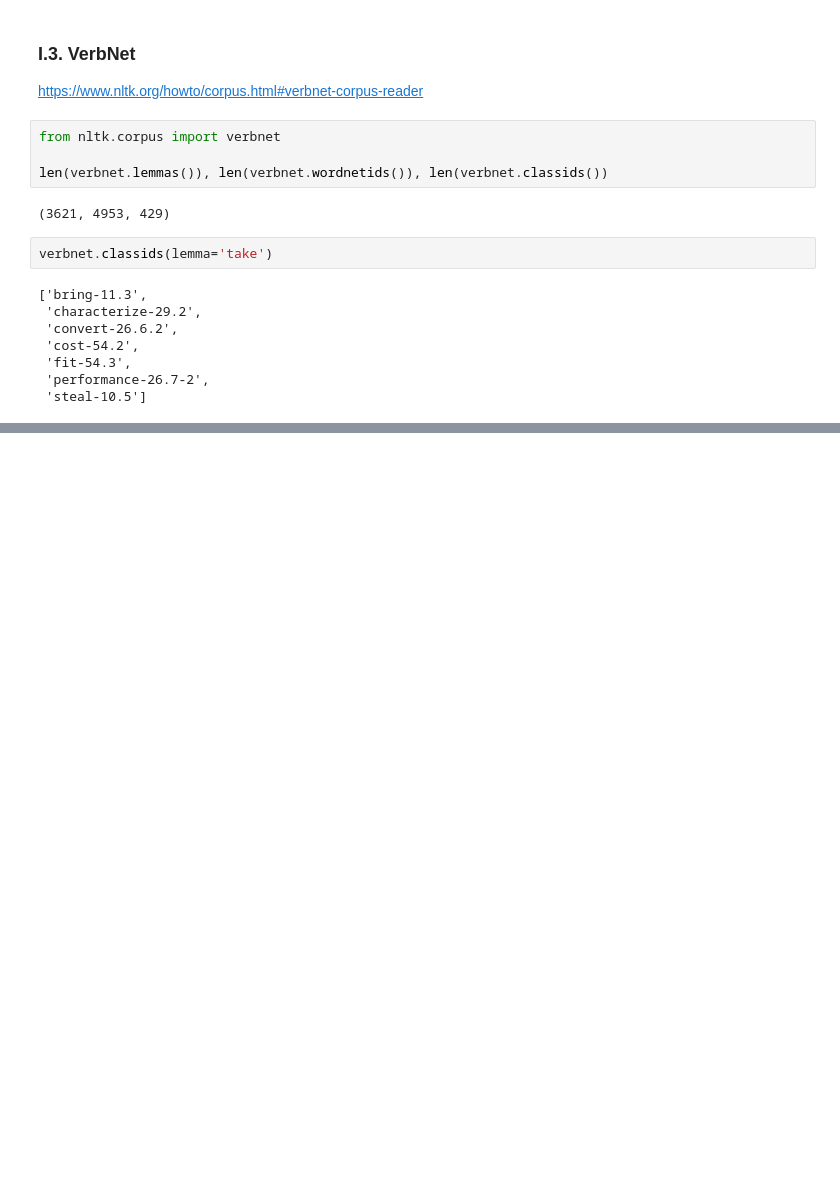
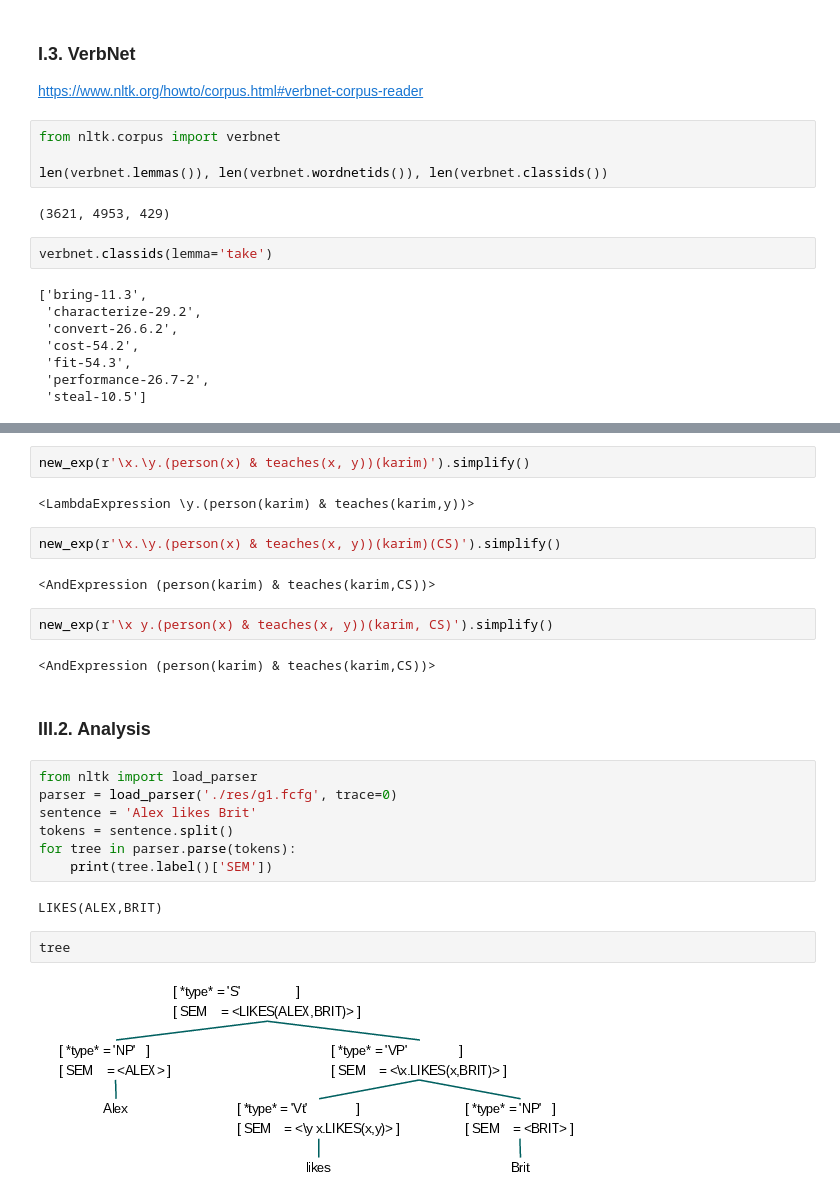
Before and after one commit to projeduc/ESI_TALN, a Jupyter notebook: tuto/CH07/sentsem_python_NLTK.ipynb, the cells around one changed output, grey strips where cells are left out. Saved outputs shown, nothing was run; the diff lists cells and outputs as text; blank space fills up the shorter version.

Commit message:
tuto sentsem: NLTK

```diff
--- a/tuto/CH07/sentsem_python_NLTK.ipynb
+++ b/tuto/CH07/sentsem_python_NLTK.ipynb
@@ -229,0 +414,27 @@ https://www.nltk.org/book/ch10.html
+# %%
+new_exp(r'\x.\y.(person(x) & teaches(x, y))(karim)').simplify()
+# %% [output]
+<LambdaExpression \y.(person(karim) & teaches(karim,y))>
+# %%
+new_exp(r'\x.\y.(person(x) & teaches(x, y))(karim)(CS)').simplify()
+# %% [output]
+<AndExpression (person(karim) & teaches(karim,CS))>
+# %%
+new_exp(r'\x y.(person(x) & teaches(x, y))(karim, CS)').simplify()
+# %% [output]
+<AndExpression (person(karim) & teaches(karim,CS))>
+# %% [markdown]
+### III.2. Analysis
+# %%
+from nltk import load_parser
+parser = load_parser('./res/g1.fcfg', trace=0)
+sentence = 'Alex likes Brit'
+tokens = sentence.split()
+for tree in parser.parse(tokens):
+    print(tree.label()['SEM'])
+# %% [output]
+LIKES(ALEX,BRIT)
+# %%
+tree
+# %% [output]
+[figure, added]
```
Also changed, not shown: parts of 35 cells of this notebook, 3 other files.
